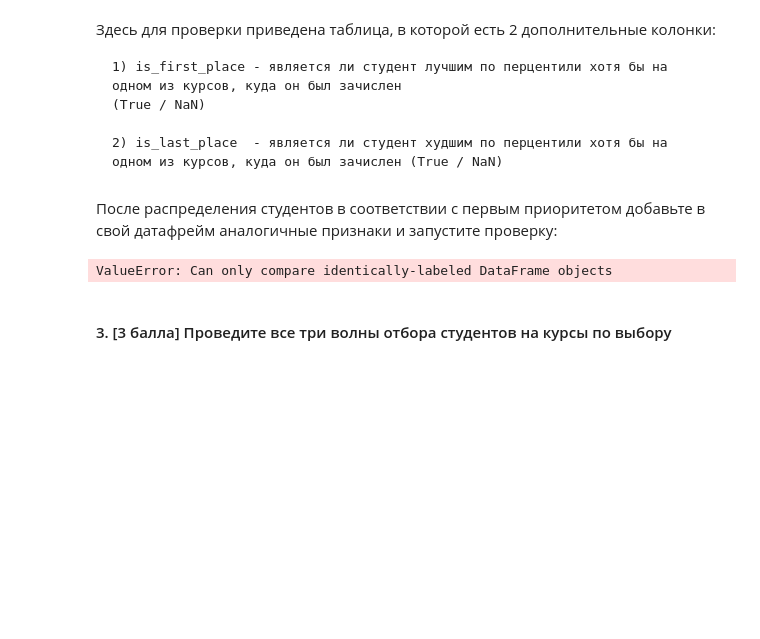
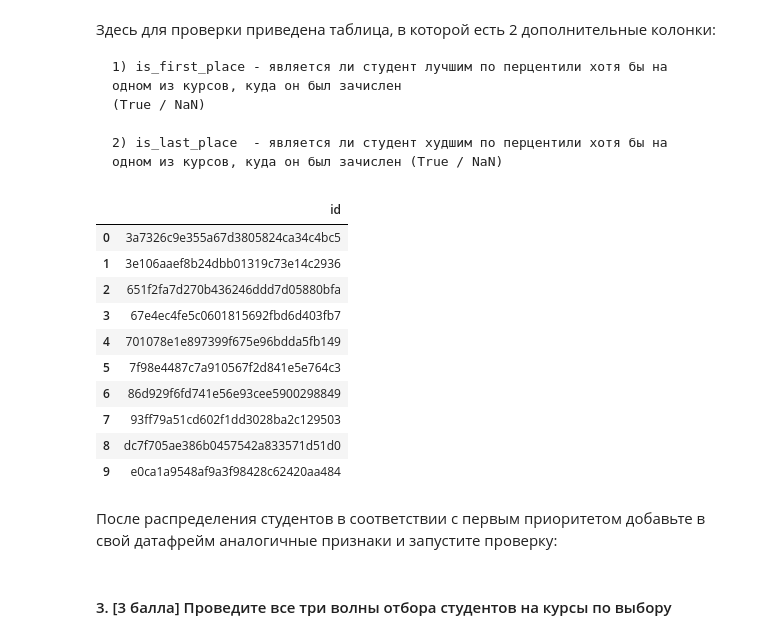
Before and after one commit to diemvs/hse_hw, a Jupyter notebook: ml/homework-practice-01-pandas-Sataev.ipynb, the cells around one changed output. Saved outputs shown, nothing was run; the diff lists cells and outputs as text; code cells hidden in the pictures; blank space fills up the shorter version.

```diff
--- a/ml/homework-practice-01-pandas-Sataev.ipynb
+++ b/ml/homework-practice-01-pandas-Sataev.ipynb
@@ -737,25 +745,36 @@ fall_courses_cap
 # %%
 # !wget  -O '2_task_check.csv' -q 'https://www.dropbox.com/s/v8o2zzq3iz5gc9w/_2_task_check.csv?dl=0'
 check_df = pd.read_csv('2_task_check.csv')
+# %%
+check_df[check_df['is_first_place'].isna() == False][['id']].sort_values('id').reset_index(drop=True)
+# %% [output]
+|  | id |
+| 0 | 3a7326c9e355a67d3805824ca34c4bc5 |
+| 1 | 3e106aaef8b24dbb01319c73e14c2936 |
+| 2 | 651f2fa7d270b436246ddd7d05880bfa |
+| 3 | 67e4ec4fe5c0601815692fbd6d403fb7 |
+| 4 | 701078e1e897399f675e96bdda5fb149 |
+| 5 | 7f98e4487c7a910567f2d841e5e764c3 |
+| 6 | 86d929f6fd741e56e93cee5900298849 |
+| 7 | 93ff79a51cd602f1dd3028ba2c129503 |
+| 8 | dc7f705ae386b0457542a833571d51d0 |
+| 9 | e0ca1a9548af9a3f98428c62420aa484 |
 # %% [markdown]
 После распределения студентов в соответствии с первым приоритетом добавьте в свой датафрейм аналогичные признаки и запустите проверку:
 # %%
 fir_col_name = 'is_first_place'
 last_col_name = 'is_last_place'
 
-
-assert((df[df[fir_col_name].isna() == False][['id']].sort_values('id').reset_index(drop=True)
+assert((df[df['is_first_place'].isna() == False][['id']].sort_values('id').reset_index(drop=True)
         ==
         check_df[check_df['is_first_place'].isna() == False][['id']].sort_values('id').reset_index(drop=True)
        ).id.values).all()
 
 
-assert((df[df[last_col_name].isna() == False][['id']].sort_values('id').reset_index(drop=True)
+assert((df[df['is_last_place'].isna() == False][['id']].sort_values('id').reset_index(drop=True)
        ==
        check_df[check_df['is_last_place'].isna() == False][['id']].sort_values('id').reset_index(drop=True)
       ).id.values).all()
-# %% [output]
-ValueError: Can only compare identically-labeled DataFrame objects
 # %% [markdown]
 #### 3. [3 балла] Проведите все три волны отбора студентов на курсы по выбору
 # %% [markdown]
```
Also changed, not shown: parts of 3 cells of this notebook.
